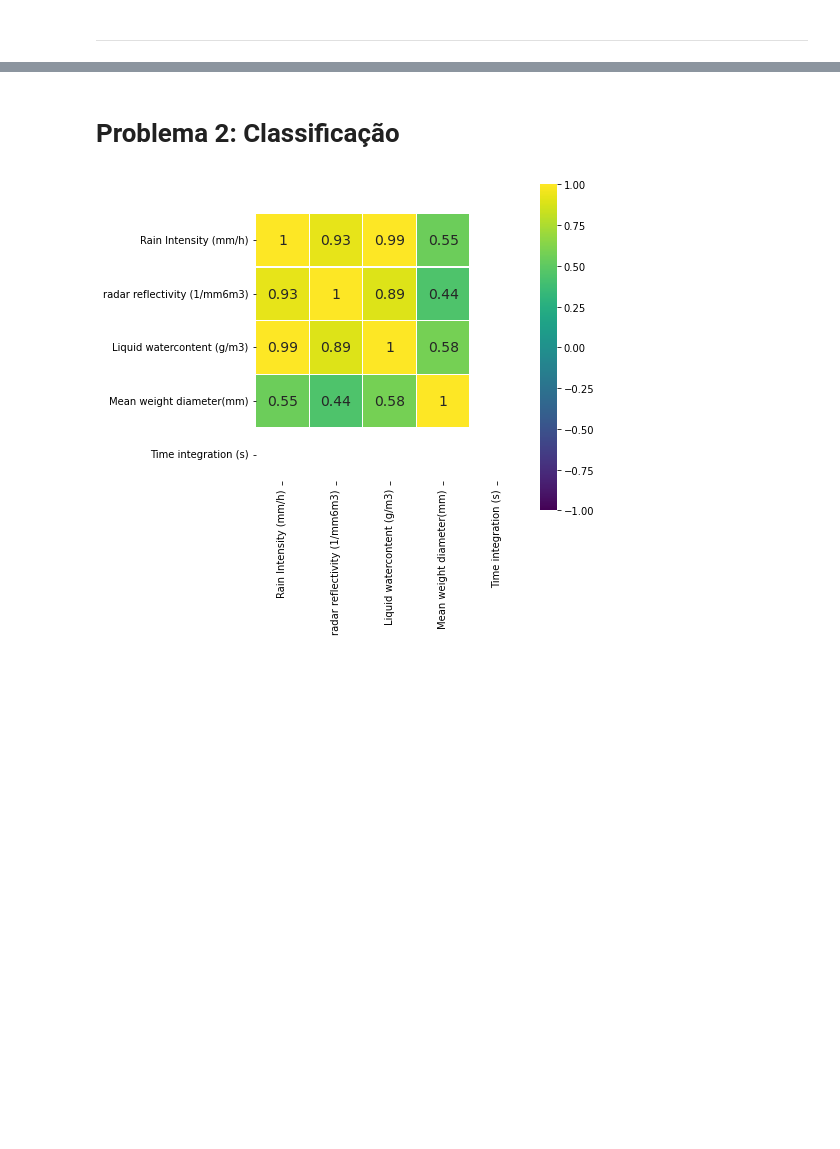
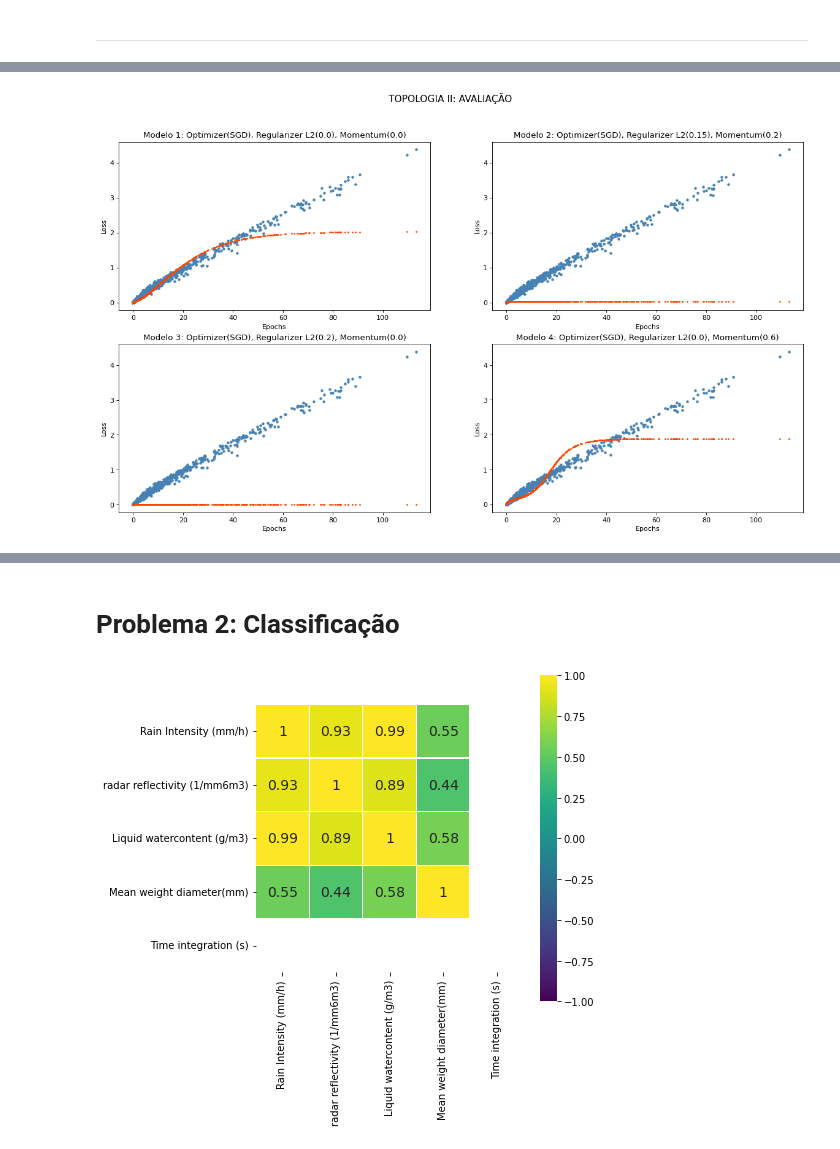
Before and after one commit to lourencocavalcante/Neurocomputacao, a Jupyter notebook: CAP351_Projeto_01_MLP.ipynb, the cells around one changed output, grey strips where cells are left out. Drawn from its saved outputs; the diff is of its cells as text; code cells hidden in the pictures; blank space fills up the shorter version.

```diff
--- a/CAP351_Projeto_01_MLP.ipynb
+++ b/CAP351_Projeto_01_MLP.ipynb
@@ -310,0 +328,20 @@ for result in range(0,4):
+# %%
+figure(figsize=(18,10),dpi=80)
+plt.suptitle('TOPOLOGIA II: AVALIAÇÃO', size=14)
+for res in range(0,4):
+
+  plt.subplot(2,2,res+1)
+  y_rest = mdl_tpl_II[res].predict(x_test)
+  plt.plot(x_test, y_test, '.', color='#4682B4')
+  plt.plot(x_test, y_rest, '.', markersize=3 ,color='#FF4500')
+  plt.title('Modelo '+ str(res+1) + ': Optimizer(SGD), Regularizer L2('+str(regularizer[res])+'), Momentum('+str(momentum[res])+')')
+  plt.xlabel("Epochs")
+  plt.ylabel("Loss")
+
+plt.show()
+
+
+for res in range(0,4):
+  test_loss = mdl_tpl_II[res].evaluate(x_test, y_test)
+# %% [output]
+[figure, added]
```
Also changed, not shown: parts of 22 cells of this notebook.
